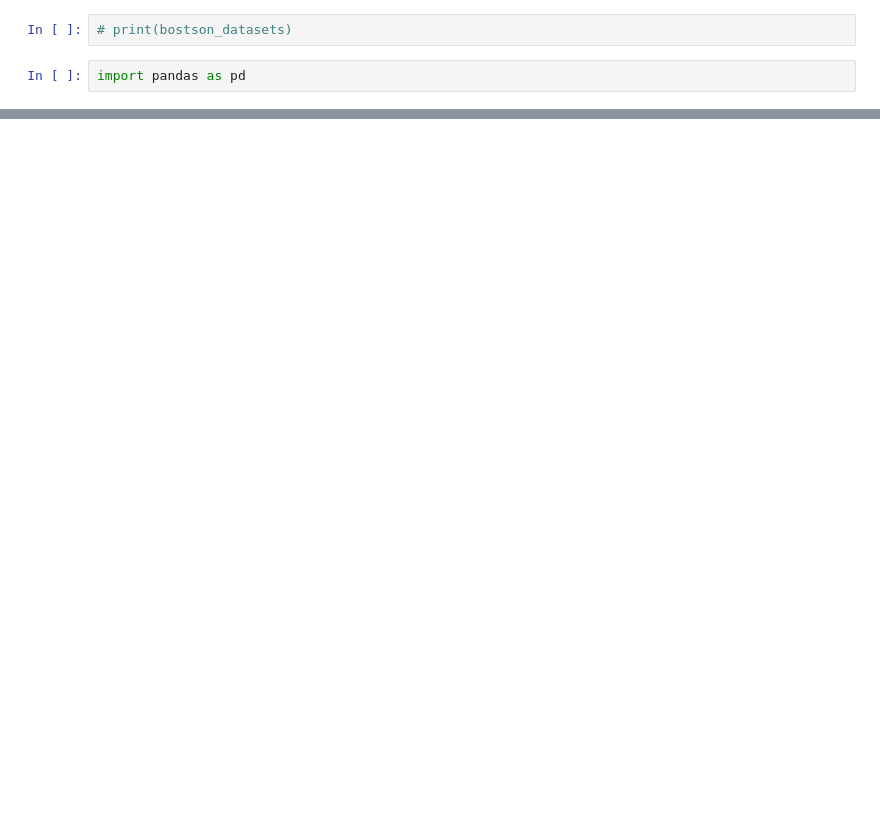
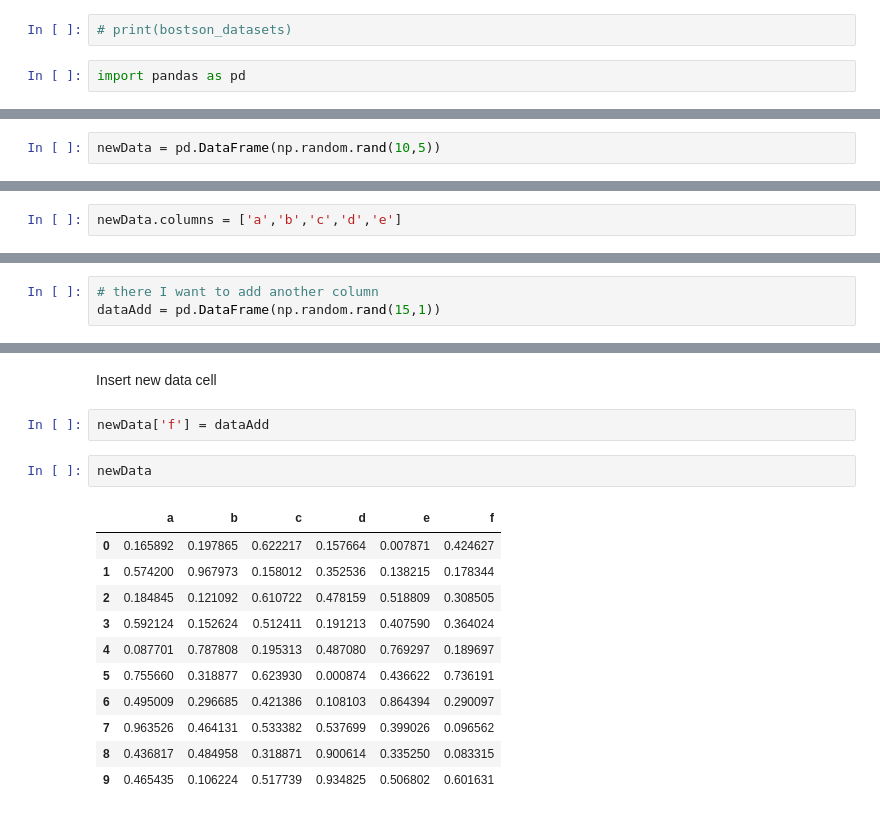
Before and after one commit to sajjadrahman56/PY-ML-DS, a Jupyter notebook: Python/num-py/Pandas_test.ipynb, the cells around one changed output, grey strips where cells are left out. Saved outputs shown, nothing was run; the diff lists cells and outputs as text; blank space fills up the shorter version.

```diff
--- a/Python/num-py/Pandas_test.ipynb
+++ b/Python/num-py/Pandas_test.ipynb
@@ -14,0 +227,2 @@ FileNotFoundError: [Errno 2] No such file or directory: 'Python/num-py/dbt.csv'
+# %%
+newData = pd.DataFrame(np.random.rand(10,5))
@@ -14,0 +241,2 @@ FileNotFoundError: [Errno 2] No such file or directory: 'Python/num-py/dbt.csv'
+# %%
+newData.columns = ['a','b','c','d','e']
@@ -14,0 +257,3 @@ FileNotFoundError: [Errno 2] No such file or directory: 'Python/num-py/dbt.csv'
+# %%
+# there I want to add another column
+dataAdd = pd.DataFrame(np.random.rand(15,1))
@@ -14,0 +279,18 @@ FileNotFoundError: [Errno 2] No such file or directory: 'Python/num-py/dbt.csv'
+# %% [markdown]
+ Insert new data cell
+# %%
+newData['f'] = dataAdd
+# %%
+newData
+# %% [output]
+|  | a | b | c | d | e | f |
+| 0 | 0.165892 | 0.197865 | 0.622217 | 0.157664 | 0.007871 | 0.424627 |
+| 1 | 0.574200 | 0.967973 | 0.158012 | 0.352536 | 0.138215 | 0.178344 |
+| 2 | 0.184845 | 0.121092 | 0.610722 | 0.478159 | 0.518809 | 0.308505 |
+| 3 | 0.592124 | 0.152624 | 0.512411 | 0.191213 | 0.407590 | 0.364024 |
+| 4 | 0.087701 | 0.787808 | 0.195313 | 0.487080 | 0.769297 | 0.189697 |
+| 5 | 0.755660 | 0.318877 | 0.623930 | 0.000874 | 0.436622 | 0.736191 |
+| 6 | 0.495009 | 0.296685 | 0.421386 | 0.108103 | 0.864394 | 0.290097 |
+| 7 | 0.963526 | 0.464131 | 0.533382 | 0.537699 | 0.399026 | 0.096562 |
+| 8 | 0.436817 | 0.484958 | 0.318871 | 0.900614 | 0.335250 | 0.083315 |
+| 9 | 0.465435 | 0.106224 | 0.517739 | 0.934825 | 0.506802 | 0.601631 |
```
Also changed, not shown: parts of 39 cells of this notebook, 1 other file.
